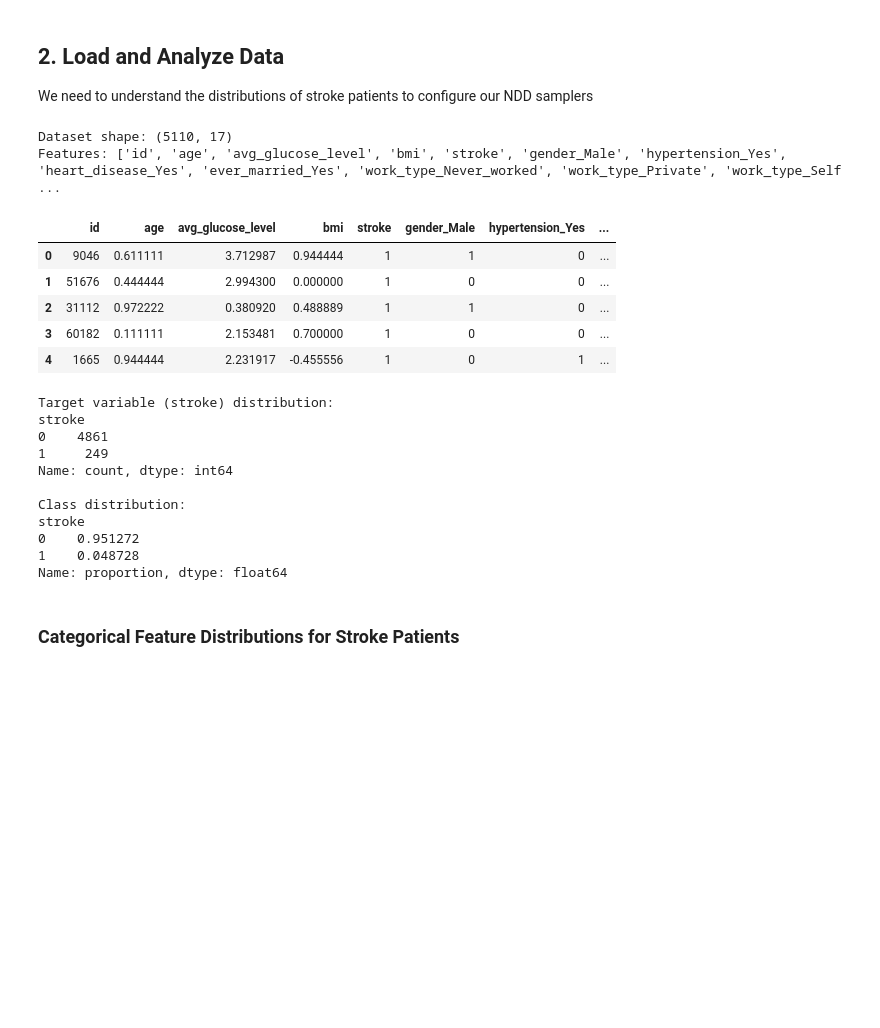
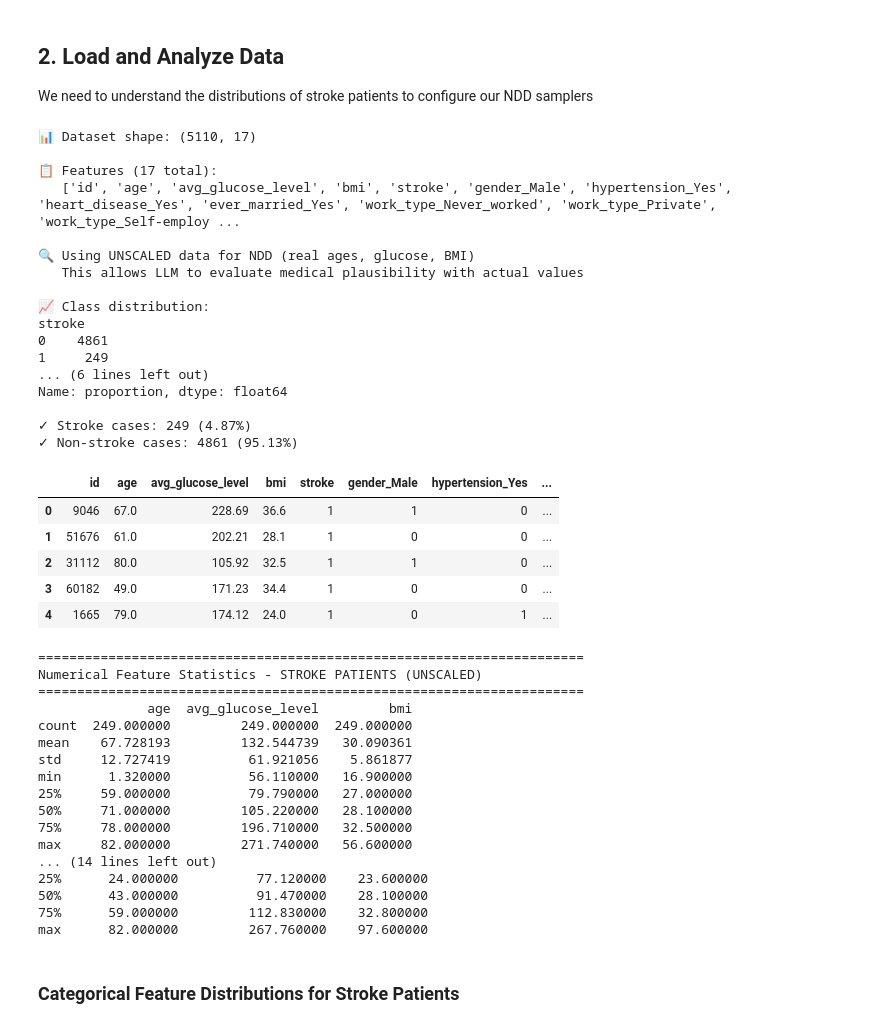
Before and after one commit to willmurray9/class-imbalance-testing, a Jupyter notebook: notebooks/nemo-data-designer-model.ipynb, the cells around one changed output. Saved outputs shown, nothing was run; the diff lists cells and outputs as text; code cells hidden in the pictures; blank space fills up the shorter version.

Commit message:
Load unscaled numerical data

```diff
--- a/notebooks/nemo-data-designer-model.ipynb
+++ b/notebooks/nemo-data-designer-model.ipynb
@@ -61,58 +69,83 @@ print(f"✓ Using model: {model_alias}")
 
 We need to understand the distributions of stroke patients to configure our NDD samplers
 # %%
-df = pd.read_csv('../data/stroke_data_prepared.csv')
+# Load UNSCALED data for NeMo Data Designer
+# NDD needs real values (age in years, glucose in mg/dL, BMI) for LLM validation
+df = pd.read_csv('../data/stroke_data_unscaled.csv')
 
 print(f"📊 Dataset shape: {df.shape}")
 print(f"\n📋 Features ({len(df.columns)} total):")
 print(f"   {df.columns.tolist()}")
+print(f"\n🔍 Using UNSCALED data for NDD (real ages, glucose, BMI)")
+print(f"   This allows LLM to evaluate medical plausibility with actual values")
 print(f"\n📈 Class distribution:")
 print(df['stroke'].value_counts())
 print(f"\n📊 Class distribution (%):")
 print(df['stroke'].value_counts(normalize=True) * 100)
 
-# Separate stroke and non-stroke cases for analysis
 stroke_cases = df[df['stroke'] == 1]
 non_stroke_cases = df[df['stroke'] == 0]
 
 print(f"\n✓ Stroke cases: {len(stroke_cases)} ({len(stroke_cases)/len(df)*100:.2f}%)")
 print(f"✓ Non-stroke cases: {len(non_stroke_cases)} ({len(non_stroke_cases)/len(df)*100:.2f}%)")
 
 df.head()
 # %% [output]
-Dataset shape: (5110, 17)
-Features: ['id', 'age', 'avg_glucose_level', 'bmi', 'stroke', 'gender_Male', 'hypertension_Yes', 'heart_disease_Yes', 'ever_married_Yes', 'work_type_Never_worked', 'work_type_Private', 'work_type_Self ...
+📊 Dataset shape: (5110, 17)
+
+📋 Features (17 total):
+   ['id', 'age', 'avg_glucose_level', 'bmi', 'stroke', 'gender_Male', 'hypertension_Yes', 'heart_disease_Yes', 'ever_married_Yes', 'work_type_Never_worked', 'work_type_Private', 'work_type_Self-employ ...
+
+🔍 Using UNSCALED data for NDD (real ages, glucose, BMI)
+   This allows LLM to evaluate medical plausibility with actual values
+
+📈 Class distribution:
+stroke
+0    4861
+1     249
+... (6 lines left out)
+Name: proportion, dtype: float64
+
+✓ Stroke cases: 249 (4.87%)
+✓ Non-stroke cases: 4861 (95.13%)
 |  | id | age | avg_glucose_level | bmi | stroke | gender_Male | hypertension_Yes | ... |
-| 0 | 9046 | 0.611111 | 3.712987 | 0.944444 | 1 | 1 | 0 | ... |
-| 1 | 51676 | 0.444444 | 2.994300 | 0.000000 | 1 | 0 | 0 | ... |
-| 2 | 31112 | 0.972222 | 0.380920 | 0.488889 | 1 | 1 | 0 | ... |
-| 3 | 60182 | 0.111111 | 2.153481 | 0.700000 | 1 | 0 | 0 | ... |
-| 4 | 1665 | 0.944444 | 2.231917 | -0.455556 | 1 | 0 | 1 | ... |
+| 0 | 9046 | 67.0 | 228.69 | 36.6 | 1 | 1 | 0 | ... |
+| 1 | 51676 | 61.0 | 202.21 | 28.1 | 1 | 0 | 0 | ... |
+| 2 | 31112 | 80.0 | 105.92 | 32.5 | 1 | 1 | 0 | ... |
+| 3 | 60182 | 49.0 | 171.23 | 34.4 | 1 | 0 | 0 | ... |
+| 4 | 1665 | 79.0 | 174.12 | 24.0 | 1 | 0 | 1 | ... |
 # %%
-# Analyze numerical feature distributions for stroke patients
 print("=" * 70)
-print("Numerical Feature Statistics - STROKE PATIENTS")
+print("Numerical Feature Statistics - STROKE PATIENTS (UNSCALED)")
 print("=" * 70)
 print(stroke_cases[['age', 'avg_glucose_level', 'bmi']].describe())
+print("\nℹ️  These are REAL values:")
+print("   - Age: in years")
+print("   - Glucose: in mg/dL")
+print("   - BMI: body mass index")
 
 print("\n" + "=" * 70)
-print("Numerical Feature Statistics - NON-STROKE PATIENTS")
+print("Numerical Feature Statistics - NON-STROKE PATIENTS (UNSCALED)")
 print("=" * 70)
 print(non_stroke_cases[['age', 'avg_glucose_level', 'bmi']].describe())
-
-# This shows us stroke patients tend to be older with higher glucose levels
 # %% [output]
-Target variable (stroke) distribution:
-stroke
-0    4861
-1     249
-Name: count, dtype: int64
-
-Class distribution:
-stroke
-0    0.951272
-1    0.048728
-Name: proportion, dtype: float64
+======================================================================
+Numerical Feature Statistics - STROKE PATIENTS (UNSCALED)
+======================================================================
+              age  avg_glucose_level         bmi
+count  249.000000         249.000000  249.000000
+mean    67.728193         132.544739   30.090361
+std     12.727419          61.921056    5.861877
+min      1.320000          56.110000   16.900000
+25%     59.000000          79.790000   27.000000
+50%     71.000000         105.220000   28.100000
+75%     78.000000         196.710000   32.500000
+max     82.000000         271.740000   56.600000
+... (14 lines left out)
+25%      24.000000          77.120000    23.600000
+50%      43.000000          91.470000    28.100000
+75%      59.000000         112.830000    32.800000
+max      82.000000         267.760000    97.600000
 # %% [markdown]
 ### Categorical Feature Distributions for Stroke Patients
 # %%
```
Also changed, not shown: parts of 18 cells of this notebook.
